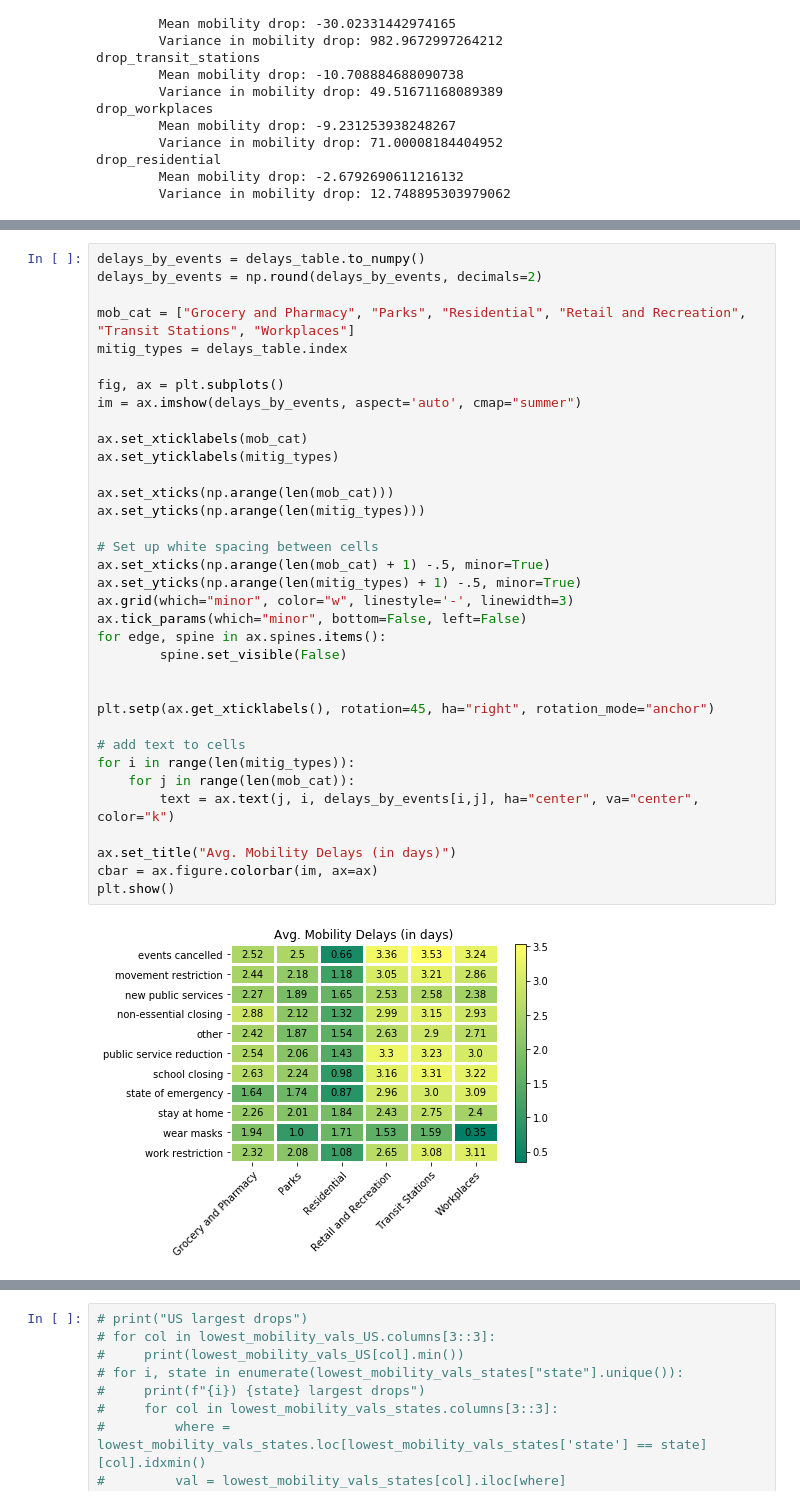
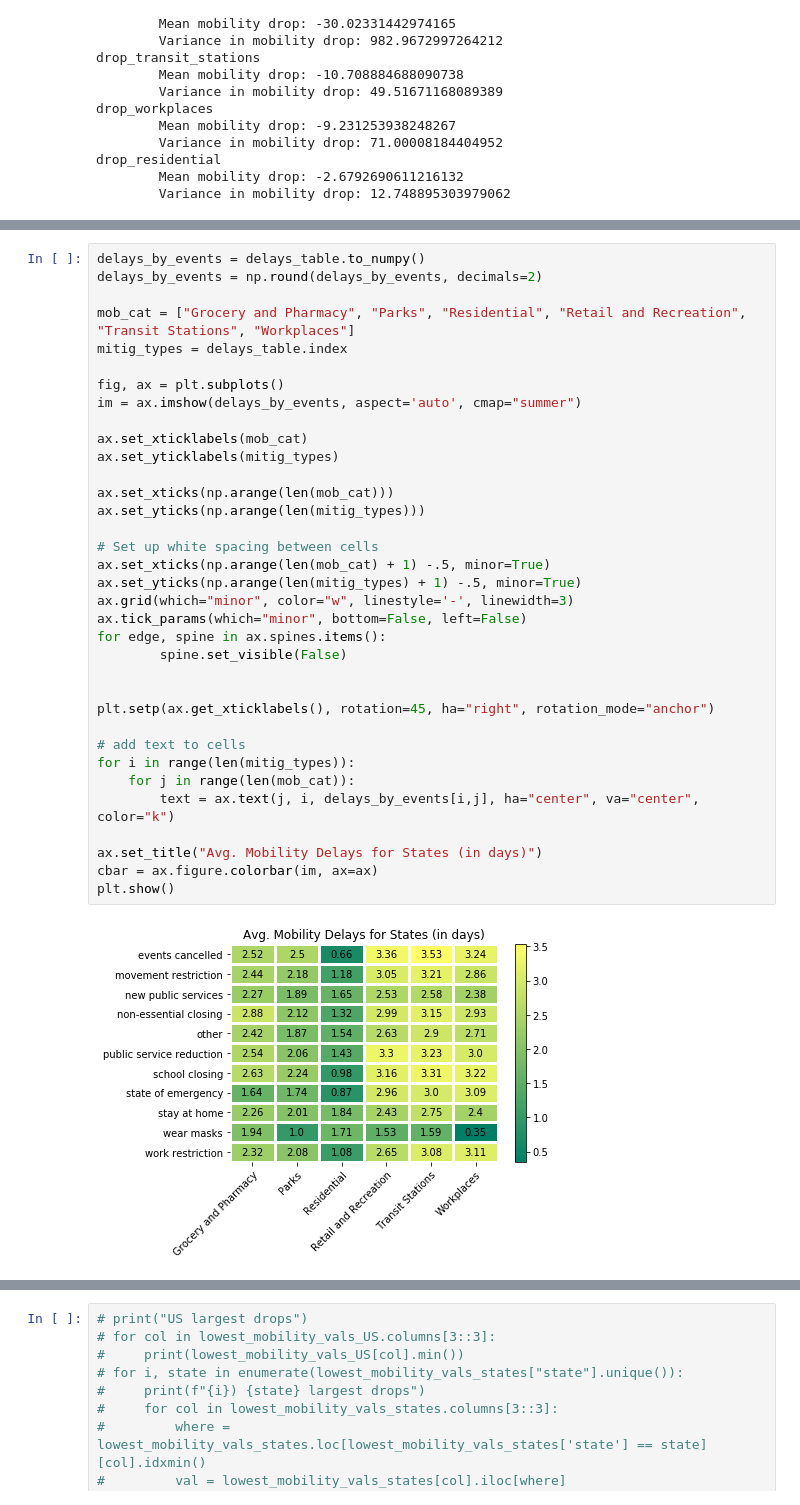
Before and after one commit to Christopher-Scott/Covid-19_Project, a Jupyter notebook: google_analysis.ipynb, the cells around one changed output, grey strips where cells are left out. Saved outputs shown, nothing was run; the diff lists cells and outputs as text.

```diff
--- a/google_analysis.ipynb
+++ b/google_analysis.ipynb
@@ -268,32 +282,32 @@ mob_cat = ["Grocery and Pharmacy", "Parks", "Residential", "Retail and Recreatio
 mitig_types = delays_table.index
 
 fig, ax = plt.subplots()
 im = ax.imshow(delays_by_events, aspect='auto', cmap="summer")
 
 ax.set_xticklabels(mob_cat)
 ax.set_yticklabels(mitig_types)
 
 ax.set_xticks(np.arange(len(mob_cat)))
 ax.set_yticks(np.arange(len(mitig_types)))
 
 # Set up white spacing between cells
 ax.set_xticks(np.arange(len(mob_cat) + 1) -.5, minor=True)
 ax.set_yticks(np.arange(len(mitig_types) + 1) -.5, minor=True)
 ax.grid(which="minor", color="w", linestyle='-', linewidth=3)
 ax.tick_params(which="minor", bottom=False, left=False)
 for edge, spine in ax.spines.items():
         spine.set_visible(False)
 
 
 plt.setp(ax.get_xticklabels(), rotation=45, ha="right", rotation_mode="anchor")
 
 # add text to cells
 for i in range(len(mitig_types)):
     for j in range(len(mob_cat)):
         text = ax.text(j, i, delays_by_events[i,j], ha="center", va="center", color="k")
 
-ax.set_title("Avg. Mobility Delays (in days)")
+ax.set_title("Avg. Mobility Delays for States (in days)")
 cbar = ax.figure.colorbar(im, ax=ax)
 plt.show()
 # %% [output]
-[figure, old version]
+[figure, new version]
```
Also changed, not shown: parts of 7 cells of this notebook, 1 other file.
